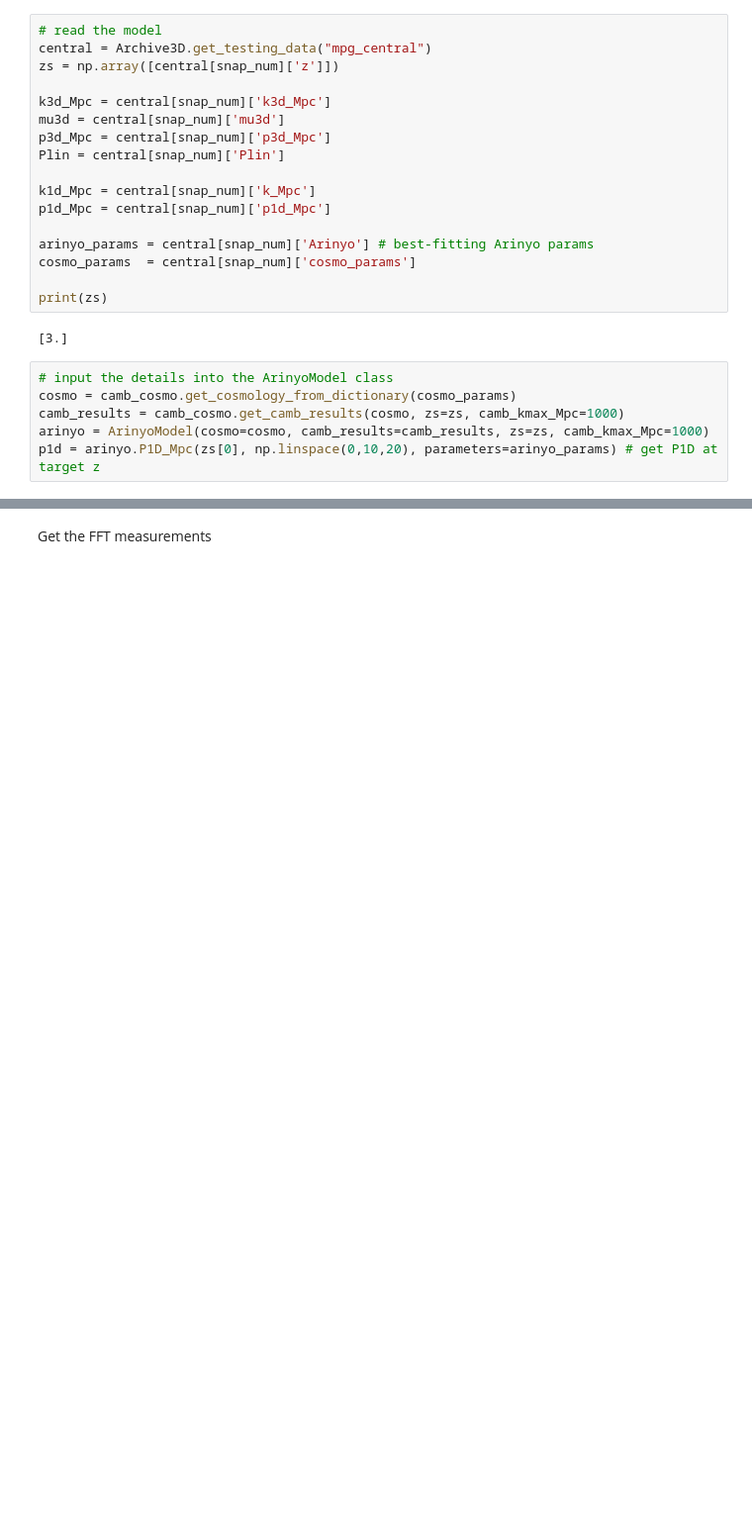
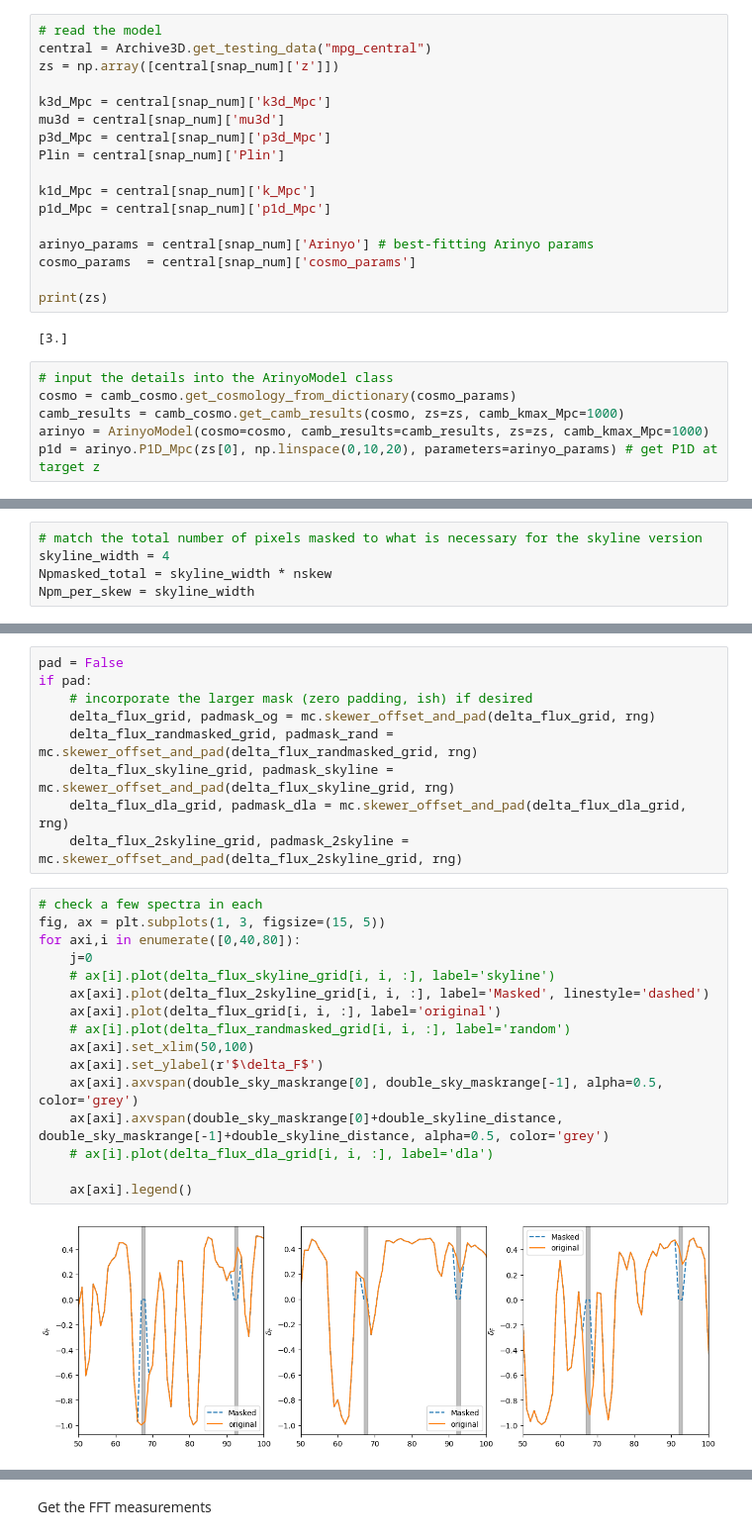
Before and after one commit to marlena6/px-optimal-estimator, a Jupyter notebook: p1d_masking.ipynb, the cells around one changed output, grey strips where cells are left out. Shown at 99% size. Cells and saved outputs as stored; diff of their text form; blank space fills up the shorter version.

```diff
--- a/p1d_masking.ipynb
+++ b/p1d_masking.ipynb
@@ -418,0 +171,5 @@ p1d = arinyo.P1D_Mpc(zs[0], np.linspace(0,10,20), parameters=arinyo_params) # ge
+# %%
+# match the total number of pixels masked to what is necessary for the skyline version
+skyline_width = 4
+Npmasked_total = skyline_width * nskew
+Npm_per_skew = skyline_width
@@ -418,0 +256,27 @@ p1d = arinyo.P1D_Mpc(zs[0], np.linspace(0,10,20), parameters=arinyo_params) # ge
+# %%
+pad = False
+if pad:
+    # incorporate the larger mask (zero padding, ish) if desired
+    delta_flux_grid, padmask_og = mc.skewer_offset_and_pad(delta_flux_grid, rng)
+    delta_flux_randmasked_grid, padmask_rand = mc.skewer_offset_and_pad(delta_flux_randmasked_grid, rng)
+    delta_flux_skyline_grid, padmask_skyline = mc.skewer_offset_and_pad(delta_flux_skyline_grid, rng)
+    delta_flux_dla_grid, padmask_dla = mc.skewer_offset_and_pad(delta_flux_dla_grid, rng)
+    delta_flux_2skyline_grid, padmask_2skyline = mc.skewer_offset_and_pad(delta_flux_2skyline_grid, rng)
+# %%
+# check a few spectra in each
+fig, ax = plt.subplots(1, 3, figsize=(15, 5))
+for axi,i in enumerate([0,40,80]):
+    j=0
+    # ax[i].plot(delta_flux_skyline_grid[i, i, :], label='skyline')
+    ax[axi].plot(delta_flux_2skyline_grid[i, i, :], label='Masked', linestyle='dashed')
+    ax[axi].plot(delta_flux_grid[i, i, :], label='original')
+    # ax[i].plot(delta_flux_randmasked_grid[i, i, :], label='random')
+    ax[axi].set_xlim(50,100)
+    ax[axi].set_ylabel(r'$\delta_F$')
+    ax[axi].axvspan(double_sky_maskrange[0], double_sky_maskrange[-1], alpha=0.5, color='grey')
+    ax[axi].axvspan(double_sky_maskrange[0]+double_skyline_distance, double_sky_maskrange[-1]+double_skyline_distance, alpha=0.5, color='grey')
+    # ax[i].plot(delta_flux_dla_grid[i, i, :], label='dla')
+
+    ax[axi].legend()
+# %% [output]
+[figure, added]
```
Also changed, not shown: parts of 54 cells of this notebook, 7 other files.
